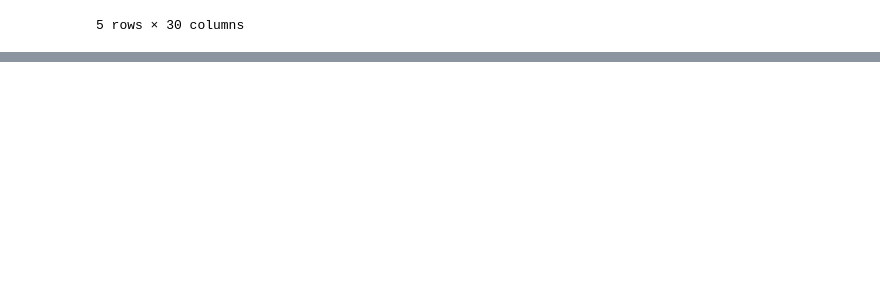
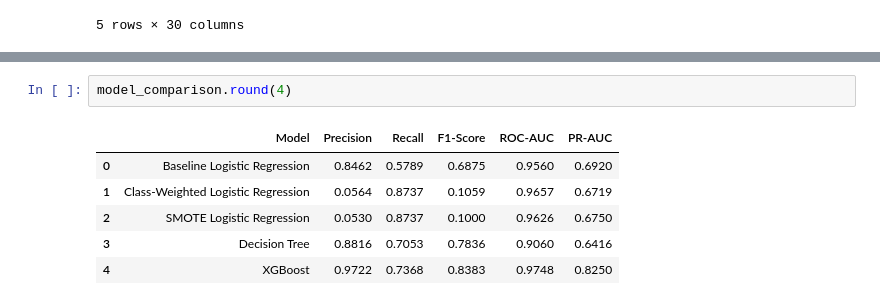
Before and after one commit to ad-Dinesh/credit-card-fraud-detection, a Jupyter notebook: notebooks/05_preprocessing_feature.ipynb, the cells around one changed output, grey strips where cells are left out. Drawn from its saved outputs; the diff is of its cells as text; blank space fills up the shorter version.

```diff
--- a/notebooks/05_preprocessing_feature.ipynb
+++ b/notebooks/05_preprocessing_feature.ipynb
@@ -47,0 +481,9 @@ X_train_scaled.head()
+# %%
+model_comparison.round(4)
+# %% [output]
+|  | Model | Precision | Recall | F1-Score | ROC-AUC | PR-AUC |
+| 0 | Baseline Logistic Regression | 0.8462 | 0.5789 | 0.6875 | 0.9560 | 0.6920 |
+| 1 | Class-Weighted Logistic Regression | 0.0564 | 0.8737 | 0.1059 | 0.9657 | 0.6719 |
+| 2 | SMOTE Logistic Regression | 0.0530 | 0.8737 | 0.1000 | 0.9626 | 0.6750 |
+| 3 | Decision Tree | 0.8816 | 0.7053 | 0.7836 | 0.9060 | 0.6416 |
+| 4 | XGBoost | 0.9722 | 0.7368 | 0.8383 | 0.9748 | 0.8250 |
```
Also changed, not shown: parts of 55 cells of this notebook.
